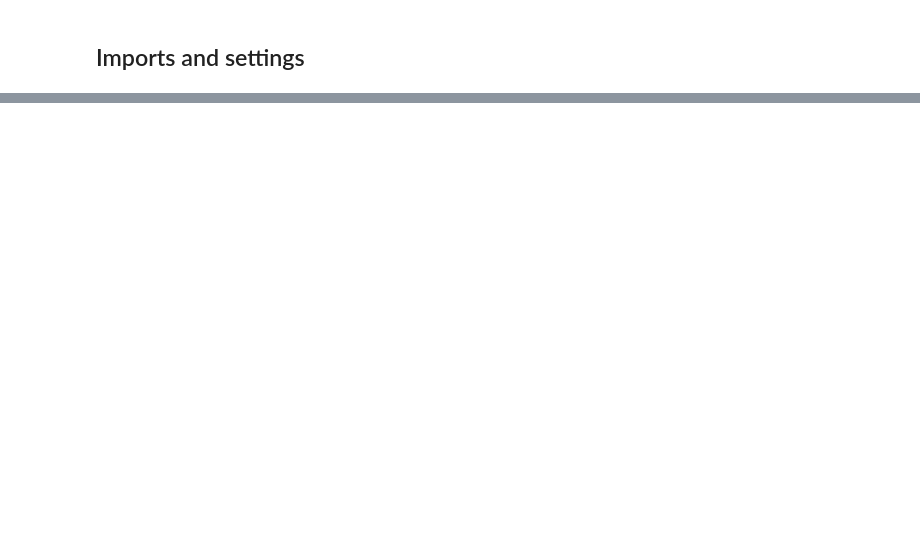
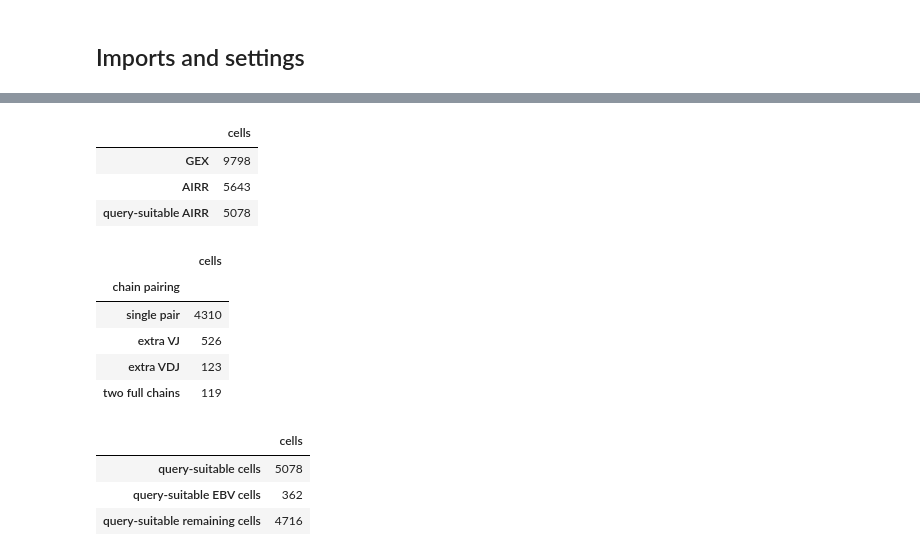
Before and after one commit to scverse/scirpy, a Jupyter notebook: docs/tutorials/tutorial_beam_t_query.ipynb, the cells around one changed output, grey strips where cells are left out. Drawn from its saved outputs; the diff is of its cells as text; code cells hidden in the pictures; blank space fills up the shorter version.

```diff
--- a/docs/tutorials/tutorial_beam_t_query.ipynb
+++ b/docs/tutorials/tutorial_beam_t_query.ipynb
@@ -724,0 +71,15 @@ display(score_group_table)
+# %%
+import matplotlib.pyplot as plt
+import muon as mu
+import numpy as np
+import pandas as pd
+import scanpy as sc
+import scirpy as ir
+
+mu.set_options(pull_on_update=False)
+
+BEAM_SCORE_THRESHOLD = 90.0
+FULL_PAIR_CATEGORIES = ["single pair", "extra VJ", "extra VDJ", "two full chains"]
+EXACT_GROUP_DISTANCE_KEY = "ir_dist_beam_t_exact_groups"
+QUERY_DISTANCE_KEY = "ir_dist_beam_t_query_aa_identity"
+QUERY_KEY = "ir_query_beam_t_query_aa_identity"
@@ -724,0 +167,39 @@ display(score_group_table)
+# %%
+ir.pp.index_chains(mdata)
+ir.tl.chain_qc(mdata)
+ir.pp.ir_dist(mdata, sequence="aa", metric="identity", cutoff=0, key_added=EXACT_GROUP_DISTANCE_KEY)
+ir.tl.define_clonotype_clusters(
+    mdata,
+    sequence="aa",
+    metric="identity",
+    receptor_arms="all",
+    dual_ir="primary_only",
+    same_v_gene=False,
+    key_added="exact_receptor_group",
+    distance_key=EXACT_GROUP_DISTANCE_KEY,
+)
+
+mdata.mod["airr"].obs["barcode"] = mdata.mod["airr"].obs_names.astype(str)
+airr_obs = mdata.mod["airr"].obs.copy()
+airr_obs["query_suitable"] = airr_obs["receptor_subtype"].eq("TRA+TRB") & airr_obs["chain_pairing"].isin(FULL_PAIR_CATEGORIES)
+query_suitable = airr_obs.loc[airr_obs["query_suitable"]].copy()
+query_suitable["conservative_ebv_reference"] = query_suitable["EBV_score"].ge(BEAM_SCORE_THRESHOLD) & query_suitable["EBV_umi"].gt(0)
+
+display(pd.DataFrame({"cells": [mdata.mod["gex"].n_obs, mdata.mod["airr"].n_obs, query_suitable.shape[0]]}, index=["GEX", "AIRR", "query-suitable AIRR"]))
+display(query_suitable["chain_pairing"].value_counts().reindex(FULL_PAIR_CATEGORIES, fill_value=0).rename_axis("chain pairing").to_frame("cells"))
+display(pd.DataFrame({"cells": [query_suitable.shape[0], int(query_suitable["conservative_ebv_reference"].sum()), int((~query_suitable["conservative_ebv_reference"]).sum())]}, index=["query-suitable cells", "query-suitable EBV cells", "query-suitable remaining cells"]))
+# %% [output]
+|  | cells |
+| GEX | 9798 |
+| AIRR | 5643 |
+| query-suitable AIRR | 5078 |
+|  | cells |
+| chain pairing |  |
+| single pair | 4310 |
+| extra VJ | 526 |
+| extra VDJ | 123 |
+| two full chains | 119 |
+|  | cells |
+| query-suitable cells | 5078 |
+| query-suitable EBV cells | 362 |
+| query-suitable remaining cells | 4716 |
```
Also changed, not shown: parts of 41 cells of this notebook.
